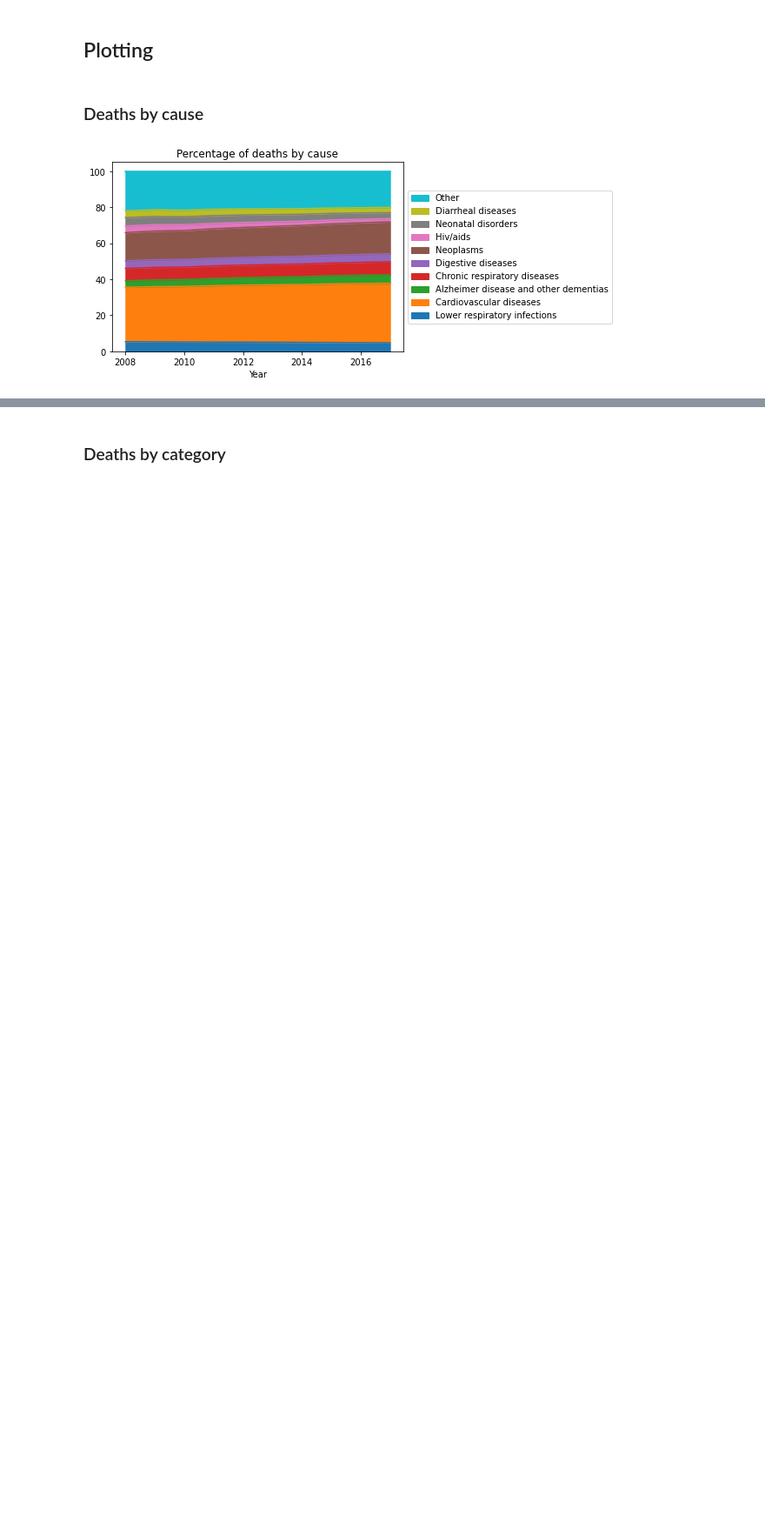
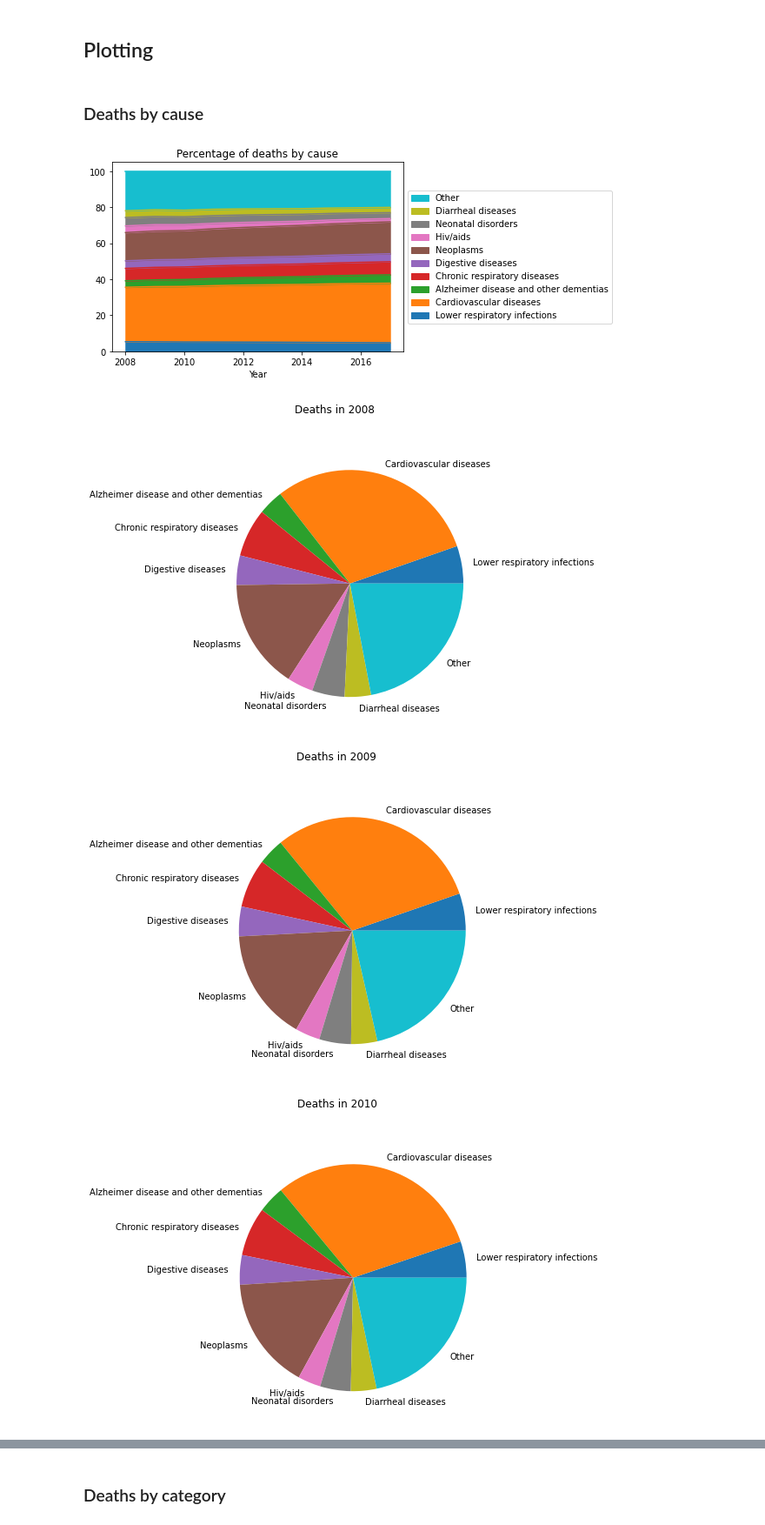
Before and after one commit to epfl-ada/ada-2021-project-hoja, a Jupyter notebook: Milestone_2.ipynb, the cells around one changed output, grey strips where cells are left out. Shown at 87% size. Drawn from its saved outputs; the diff is of its cells as text; code cells hidden in the pictures; blank space fills up the shorter version.

Commit message:
pie charts and save plots

```diff
--- a/Milestone_2.ipynb
+++ b/Milestone_2.ipynb
@@ -252,3 +247,26 @@ deaths_by_category.percentage_df
 deaths_by_cause.plot_stacked_areas("", "Percentage of deaths by cause")
 # %% [output]
 [figure]
+# %%
+def pie_chart_plot(df, year, percentage_threshold):
+
+    pc_df = df.iloc[: , 3:]
+    pc_df = pc_df.iloc[[year - 2008]]
+
+    other = 0
+    for column in pc_df:
+        if ((pc_df[column].values)) < percentage_threshold:
+            other += pc_df[column].values
+            pc_df.drop([column], axis=1, inplace=True)
+
+    pc_df = pc_df.assign(Other=other)
+    title = "Deaths in " + str(year)
+    pc_df.T.plot.pie(subplots=True, figsize=(20, 6), legend=None, ylabel = ' ', title=title )
+    save_plt(title)
+# %%
+for y in range(2008, 2018):
+    pie_chart_plot(deaths_by_cause.percentage_df, y, 3)
+# %% [output]
+[figure, added]
+[figure, added]
+[figure, added]
```
Also changed, not shown: parts of 5 cells of this notebook, 2 other files.
